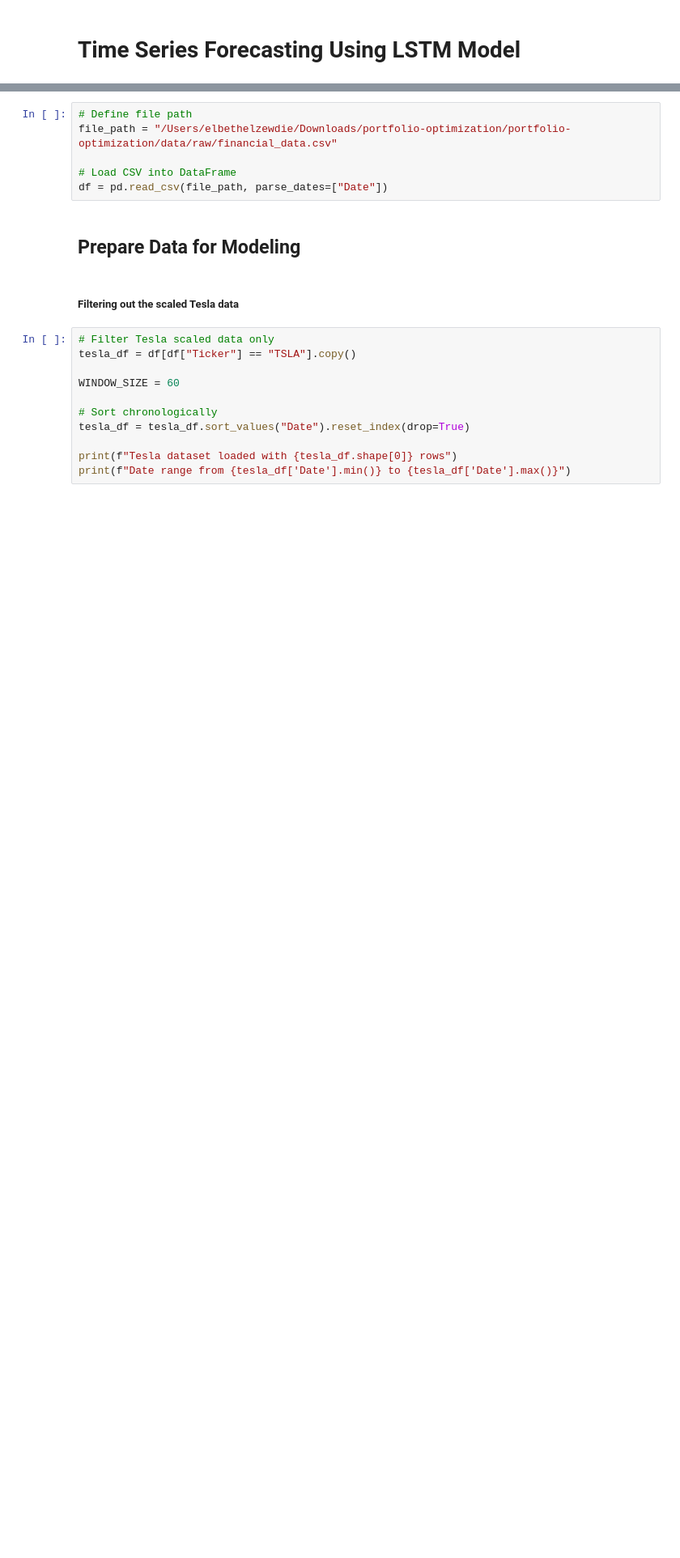
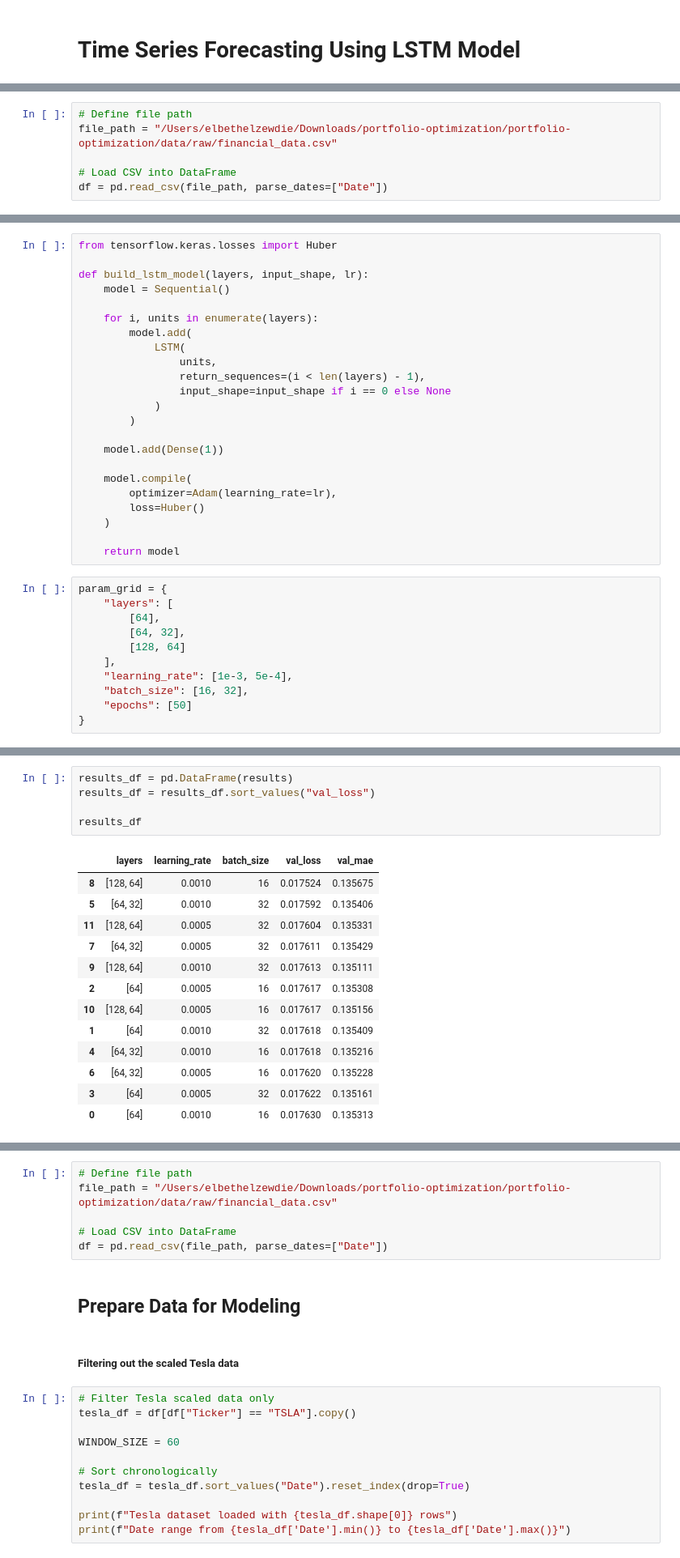
Before and after one commit to Elbethel-dan/portfolio-optimization, a Jupyter notebook: notebooks/time_series_forcasting_using_LSTM_model.ipynb, the cells around one changed output, grey strips where cells are left out. Shown at 81% size. Cells and saved outputs as stored; diff of their text form; blank space fills up the shorter version.

```diff
--- a/notebooks/time_series_forcasting_using_LSTM_model.ipynb
+++ b/notebooks/time_series_forcasting_using_LSTM_model.ipynb
@@ -2,0 +29,6 @@
+# %%
+# Define file path
+file_path = "/Users/elbethelzewdie/Downloads/portfolio-optimization/portfolio-optimization/data/raw/financial_data.csv"
+
+# Load CSV into DataFrame
+df = pd.read_csv(file_path, parse_dates=["Date"])
@@ -2,0 +221,34 @@
+# %%
+from tensorflow.keras.losses import Huber
+
+def build_lstm_model(layers, input_shape, lr):
+    model = Sequential()
+
+    for i, units in enumerate(layers):
+        model.add(
+            LSTM(
+                units,
+                return_sequences=(i < len(layers) - 1),
+                input_shape=input_shape if i == 0 else None
+            )
+        )
+
+    model.add(Dense(1))
+
+    model.compile(
+        optimizer=Adam(learning_rate=lr),
+        loss=Huber()
+    )
+
+    return model
+# %%
+param_grid = {
+    "layers": [
+        [64],
+        [64, 32],
+        [128, 64]
+    ],
+    "learning_rate": [1e-3, 5e-4],
+    "batch_size": [16, 32],
+    "epochs": [50]
+}
@@ -2,0 +313,19 @@
+# %%
+results_df = pd.DataFrame(results)
+results_df = results_df.sort_values("val_loss")
+
+results_df
+# %% [output]
+|  | layers | learning_rate | batch_size | val_loss | val_mae |
+| 8 | [128, 64] | 0.0010 | 16 | 0.017524 | 0.135675 |
+| 5 | [64, 32] | 0.0010 | 32 | 0.017592 | 0.135406 |
+| 11 | [128, 64] | 0.0005 | 32 | 0.017604 | 0.135331 |
+| 7 | [64, 32] | 0.0005 | 32 | 0.017611 | 0.135429 |
+| 9 | [128, 64] | 0.0010 | 32 | 0.017613 | 0.135111 |
+| 2 | [64] | 0.0005 | 16 | 0.017617 | 0.135308 |
+| 10 | [128, 64] | 0.0005 | 16 | 0.017617 | 0.135156 |
+| 1 | [64] | 0.0010 | 32 | 0.017618 | 0.135409 |
+| 4 | [64, 32] | 0.0010 | 16 | 0.017618 | 0.135216 |
+| 6 | [64, 32] | 0.0005 | 16 | 0.017620 | 0.135228 |
+| 3 | [64] | 0.0005 | 32 | 0.017622 | 0.135161 |
+| 0 | [64] | 0.0010 | 16 | 0.017630 | 0.135313 |
```
Also changed, not shown: parts of 34 cells of this notebook.
